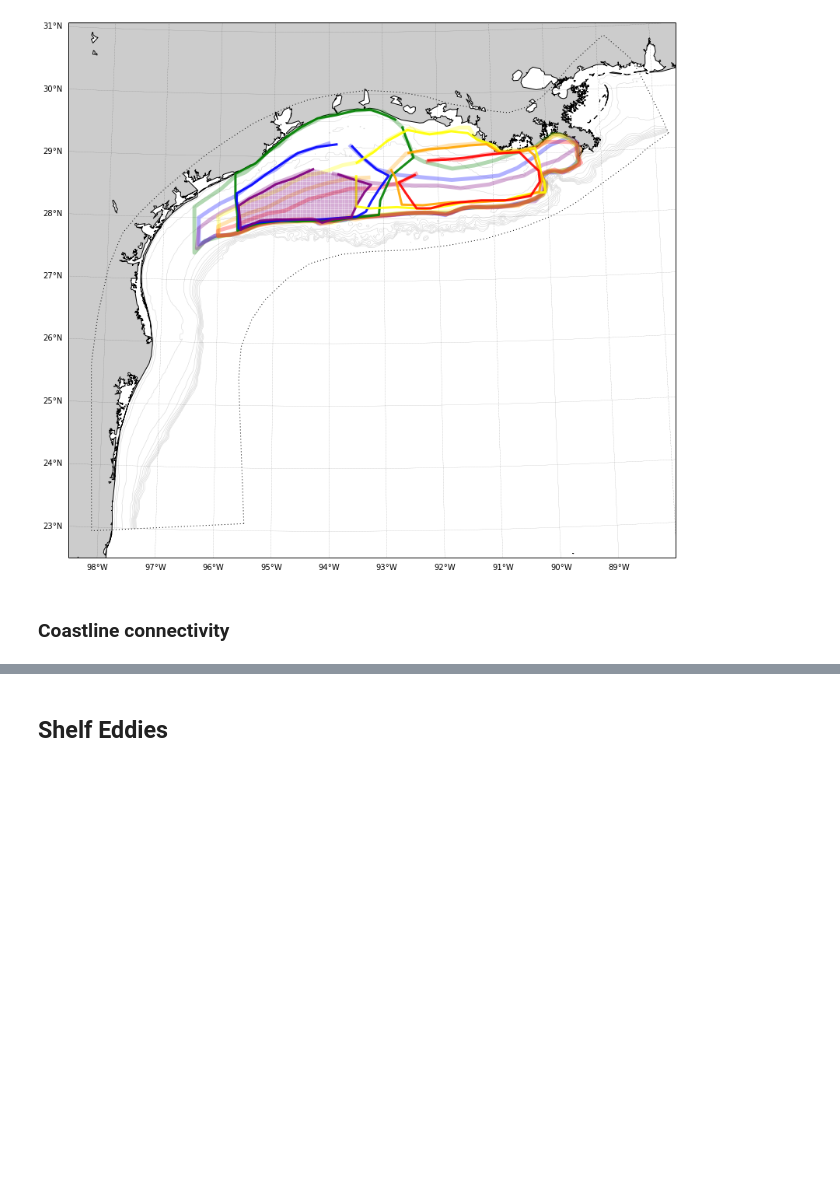
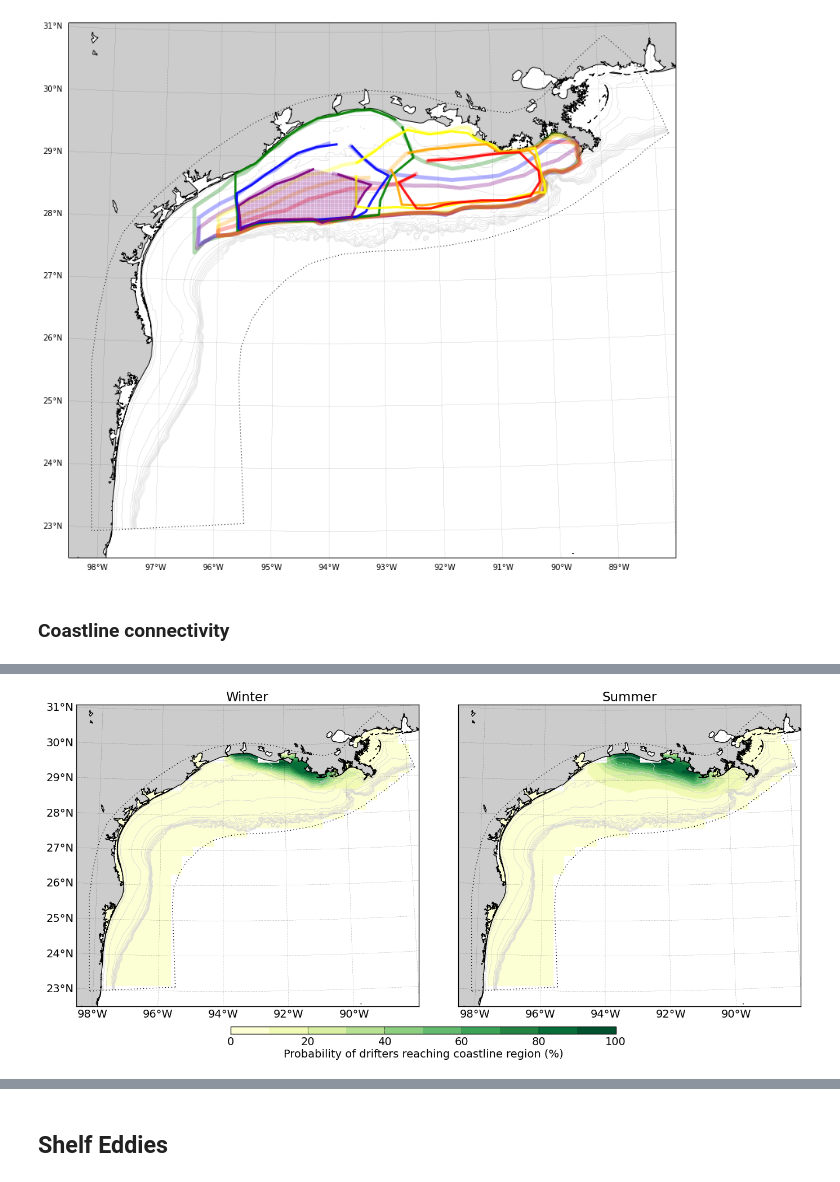
Before and after one commit to kthyng/shelf_transport, a Jupyter notebook: notebooks/Shelf transport and eddies.ipynb, the cells around one changed output, grey strips where cells are left out. Drawn from its saved outputs; the diff is of its cells as text; code cells hidden in the pictures; blank space fills up the shorter version.

```diff
--- a/notebooks/Shelf transport and eddies.ipynb
+++ b/notebooks/Shelf transport and eddies.ipynb
@@ -152,0 +157,4 @@ d.close()
+# %%
+Image('figures/coastCHseasonal.png')
+# %% [output]
+[figure, added]
```
Also changed, not shown: parts of 4 cells of this notebook, 1 other file.
